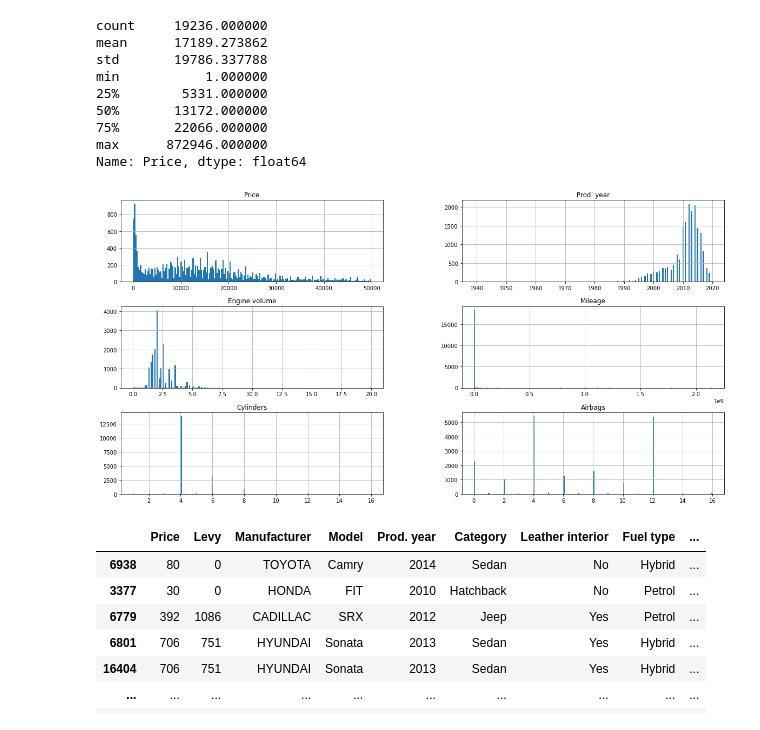
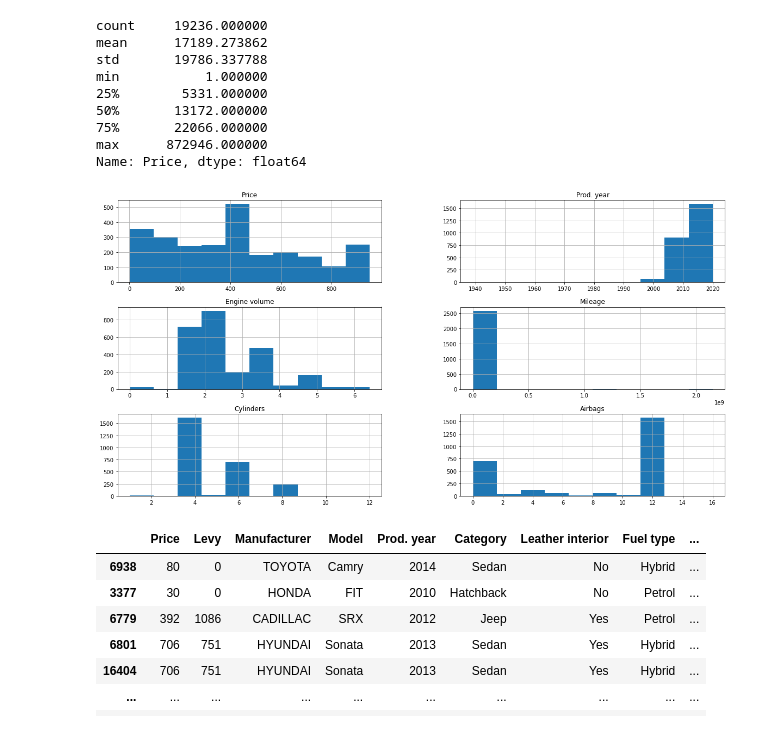
Before and after one commit to sshahidi7/Capstone---Group-3, a Jupyter notebook: Untitled.ipynb, the cells around one changed output. Saved outputs shown, nothing was run; the diff lists cells and outputs as text; code cells hidden in the pictures.

```diff
--- a/Untitled.ipynb
+++ b/Untitled.ipynb
@@ -414,9 +414,9 @@ min           1.000000
 max      872946.000000
 Name: Price, dtype: float64
 # %%
-df[df['Price']<50000].hist(bins=200);
+df[df['Price']<1000].hist(bins=10);
 # %% [output]
-[figure, old version]
+[figure, new version]
 # %%
 df[df.Price<1000].sort_values('Mileage')
 # %% [output]
```
Also changed, not shown: parts of 14 cells of this notebook.
